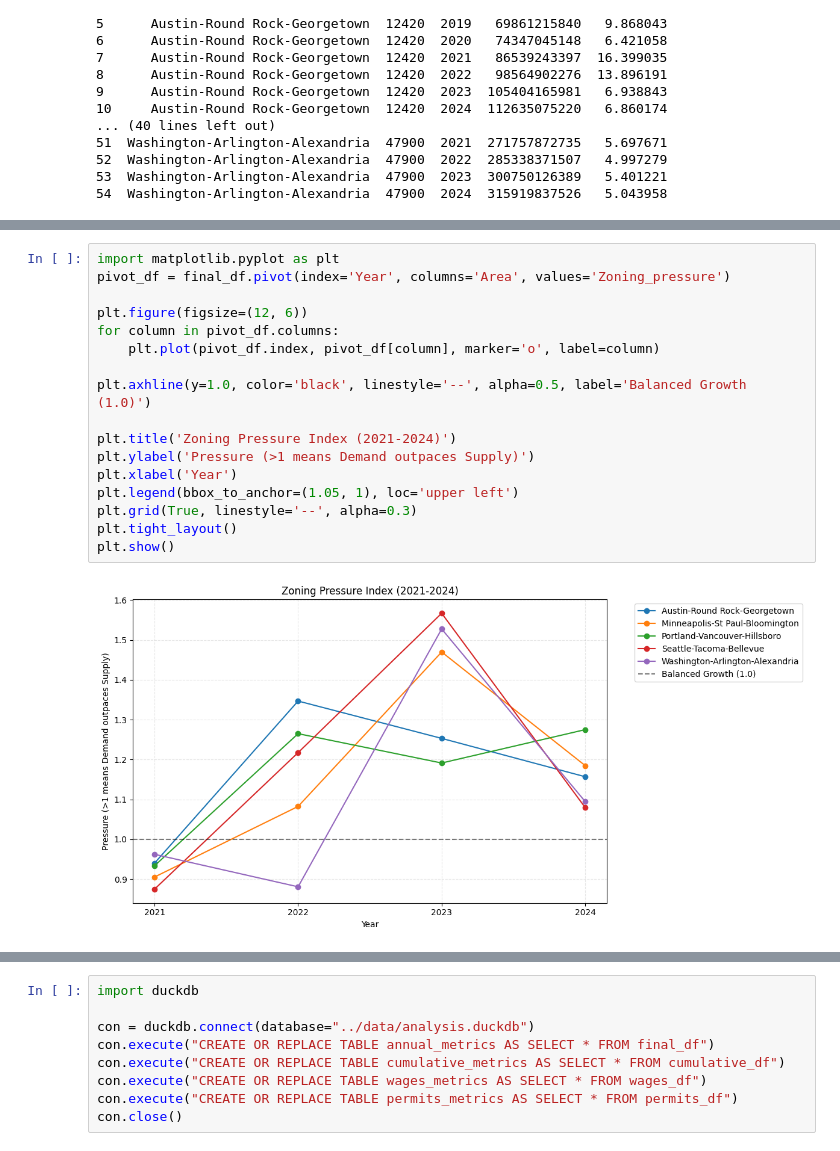
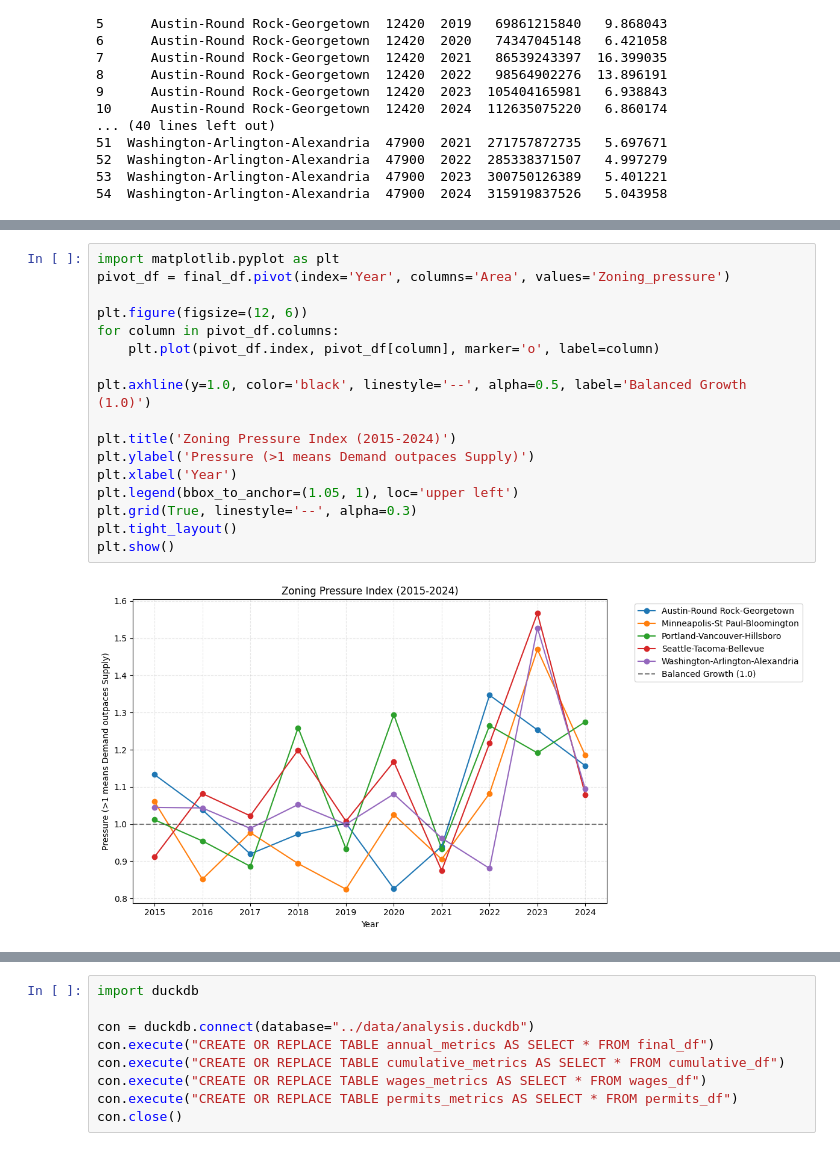
Before and after one commit to kangaseric4152-max/bls-census-housing-analysis, a Jupyter notebook: scripts/housing.ipynb, the cells around one changed output, grey strips where cells are left out. Drawn from its saved outputs; the diff is of its cells as text.

Commit message:
Notebook and charts updated for 10 years (2014-2024) of data.

```diff
--- a/scripts/housing.ipynb
+++ b/scripts/housing.ipynb
@@ -243,22 +243,22 @@ print(final_df[['Area', 'Year', 'Zoning_pressure']].sort_values(by=['Area', 'Yea
 # %%
 import matplotlib.pyplot as plt
 pivot_df = final_df.pivot(index='Year', columns='Area', values='Zoning_pressure')
 
 plt.figure(figsize=(12, 6))
 for column in pivot_df.columns:
     plt.plot(pivot_df.index, pivot_df[column], marker='o', label=column)
 
 plt.axhline(y=1.0, color='black', linestyle='--', alpha=0.5, label='Balanced Growth (1.0)')
 
-plt.title('Zoning Pressure Index (2021-2024)')
+plt.title('Zoning Pressure Index (2015-2024)')
 plt.ylabel('Pressure (>1 means Demand outpaces Supply)')
 plt.xlabel('Year')
 plt.legend(bbox_to_anchor=(1.05, 1), loc='upper left')
 plt.grid(True, linestyle='--', alpha=0.3)
 plt.tight_layout()
 plt.show()
 # %% [output]
-[figure, old version]
+[figure, new version]
 # %%
 # 1. Merge the RAW totals (not the % changes)
 cumulative_df = pd.merge(
```
Also changed, not shown: parts of 4 cells of this notebook, 3 other files.
